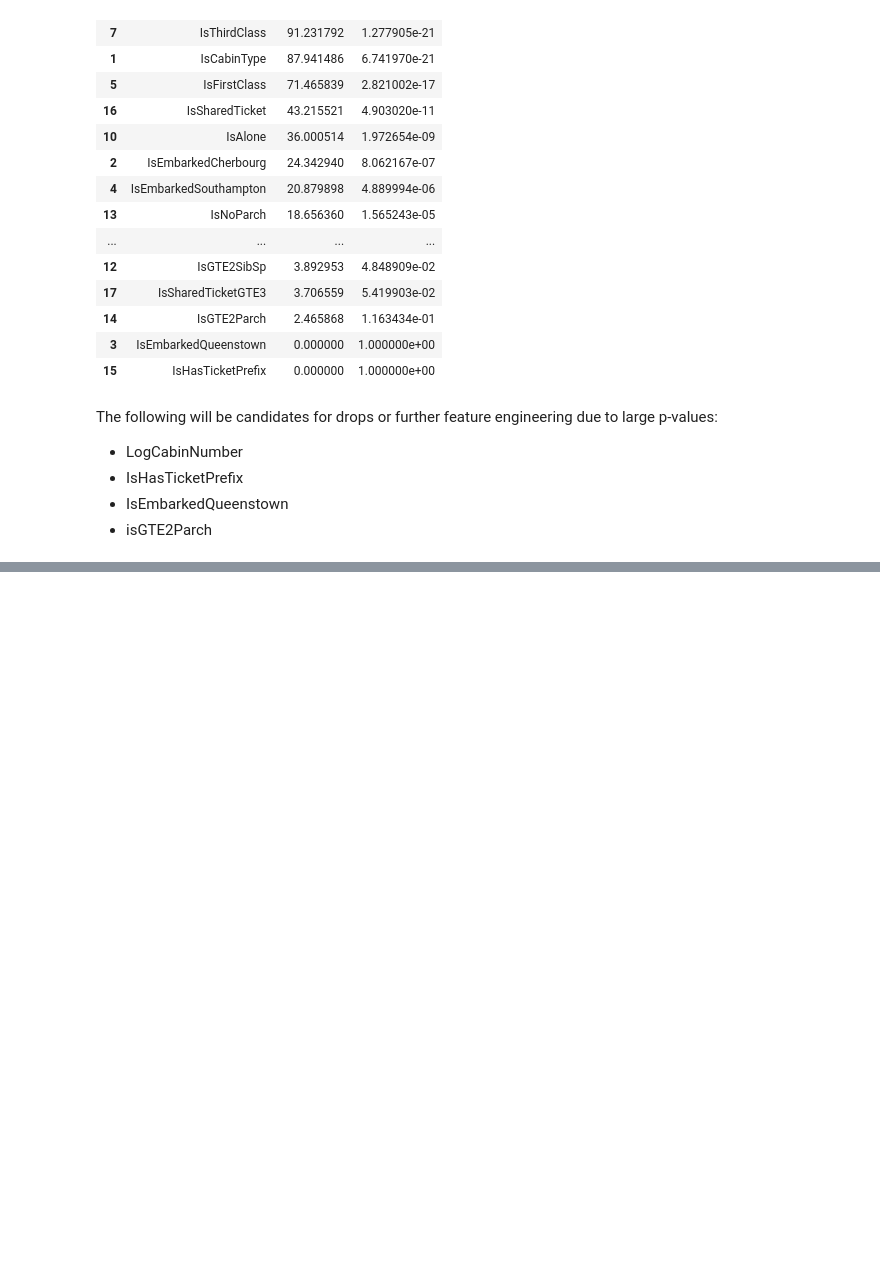
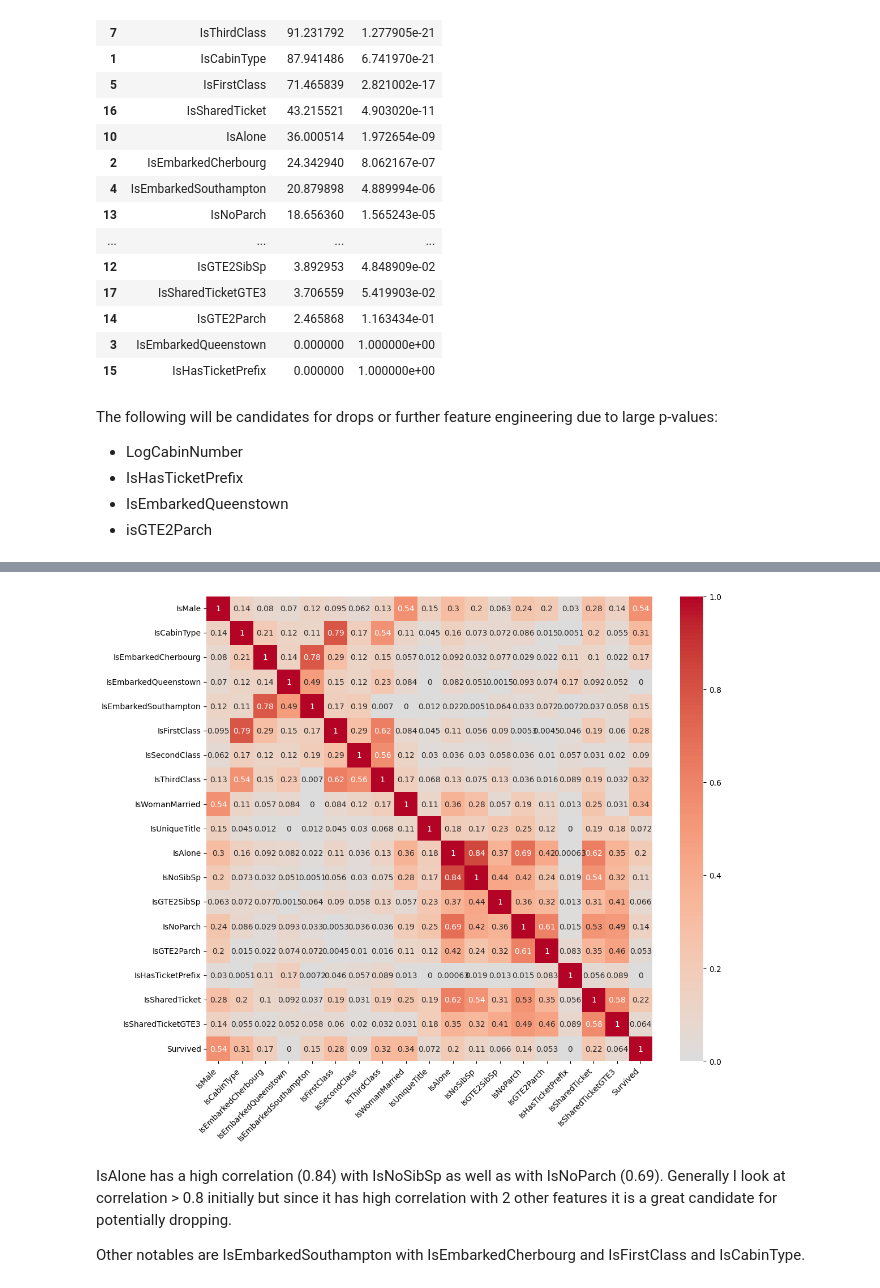
Before and after one commit to TylerJSimpson/kaggle_projects, a Jupyter notebook: titanic-xgboost-tjs.ipynb, the cells around one changed output, grey strips where cells are left out. Drawn from its saved outputs; the diff is of its cells as text; code cells hidden in the pictures; blank space fills up the shorter version.

```diff
--- a/titanic-xgboost-tjs.ipynb
+++ b/titanic-xgboost-tjs.ipynb
@@ -464,0 +486,34 @@ The following will be candidates for drops or further feature engineering due to
+# %%
+# Categorical Feature Correlation
+def cramers_v(x, y):
+    ct = pd.crosstab(x, y)
+    chi2 = chi2_contingency(ct)[0]
+    n = ct.sum().sum()
+    phi2 = chi2 / n
+    r, k = ct.shape
+    return np.sqrt(phi2 / min(k-1, r-1))
+
+all_cat_cols = cat_cols + ['Survived']
+cramers_matrix = pd.DataFrame(index=all_cat_cols, columns=all_cat_cols)
+for col1 in all_cat_cols:
+    for col2 in all_cat_cols:
+        if col1 == col2:
+            cramers_matrix.loc[col1, col2] = 1.0
+        else:
+            v = cramers_v(df_train[col1], df_train[col2])
+            cramers_matrix.loc[col1, col2] = v
+
+cramers_matrix = cramers_matrix.astype(float)
+plt.figure(figsize=(12, 10))
+sns.heatmap(cramers_matrix, annot=True, cmap='coolwarm', center=0)
+plt.xticks(rotation=45, ha='right')
+plt.yticks(rotation=0)
+plt.tight_layout()
+plt.show()
+# %% [output]
+[figure, added]
+# %% [markdown]
+IsAlone has a high correlation (0.84) with IsNoSibSp as well as with IsNoParch (0.69).
+Generally I look at correlation > 0.8 initially but since it has high correlation with 2 other features it is a great candidate for potentially dropping.
+
+Other notables are IsEmbarkedSouthampton with IsEmbarkedCherbourg and IsFirstClass and IsCabinType.
```
Also changed, not shown: parts of 3 cells of this notebook.
